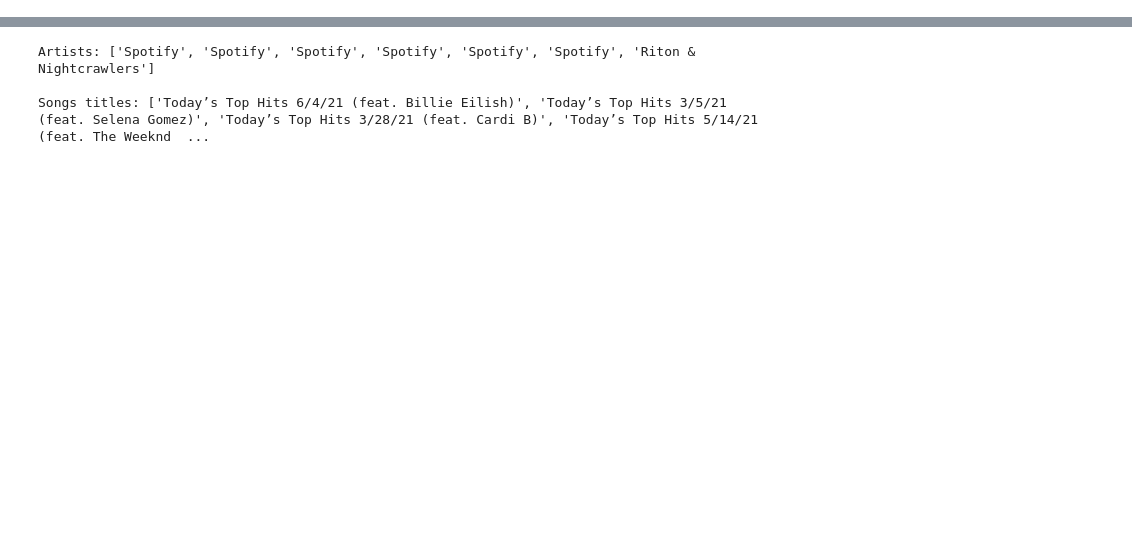
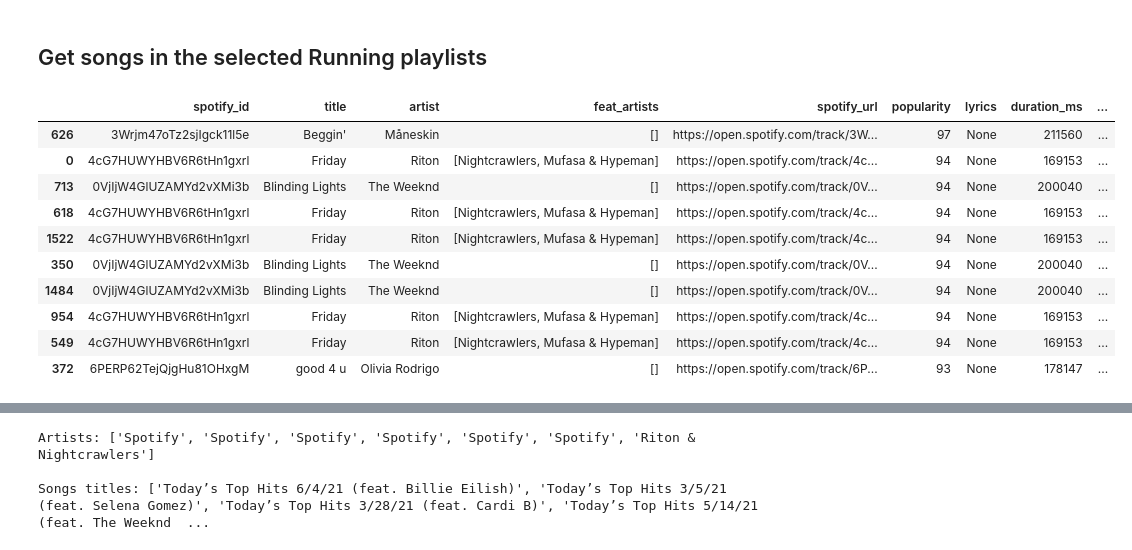
Before and after one commit to matteovadi/NRC_running_songs, a Jupyter notebook: running_songs.ipynb, the cells around one changed output, grey strips where cells are left out. Saved outputs shown, nothing was run; the diff lists cells and outputs as text; code cells hidden in the pictures; blank space fills up the shorter version.

```diff
--- a/running_songs.ipynb
+++ b/running_songs.ipynb
@@ -57,0 +117,2 @@ print(spotify_single_playlist.json())
+# %% [markdown]
+## Get songs in the selected Running playlists
@@ -57,0 +142,54 @@ print(spotify_single_playlist.json())
+# %%
+# Function definitions
+def remove_brackets(mystring):
+    ''' Remove brackets from the title, otherwise can not find lyrics from genius
+    '''
+    start = mystring.find("(")
+    end = mystring.find(")")
+    result = mystring
+
+    if start != -1 and end != -1:
+        result = mystring[0:start]
+    return result
+# %%
+# Store data of songs in a dataframe
+for spotify_id in df_playlists.playlist_id:
+    # API call for each different playlists
+    endpoint = f'https://api.spotify.com/v1/playlists/{spotify_id}/tracks'
+    spotify_tracks_playlist = requests.get(endpoint, headers=spotify_headers)
+    # Loop inside each playlist to get data
+    for iteration, song in enumerate(spotify_tracks_playlist.json()['items']):
+
+        # Get information fom the playlist api call
+        songs_dict['spotify_id'] = song['track']['id']
+        songs_dict['title'] = remove_brackets(song['track']['name'])
+        songs_dict['popularity'] = song['track']['popularity']
+        songs_dict['spotify_url'] = song['track']['external_urls']['spotify']
+        songs_dict['duration_ms'] = song['track']['duration_ms']
+
+        # Look if there are multiple artists
+        list_feat_artists = []
+
+        for i, artist in enumerate(song['track']['album']['artists']):
+            if i == 0:
+                songs_dict['artist'] = artist['name']
+            else:
+                list_feat_artists.append(artist['name'])
+
+        songs_dict['feat_artists'] = list_feat_artists
+
+        df_songs = df_songs.append(songs_dict, ignore_index=True)
+
+df_songs.sort_values(by='popularity', ascending=False).head(10)
+# %% [output]
+|  | spotify_id | title | artist | feat_artists | spotify_url | popularity | lyrics | duration_ms | ... |
+| 626 | 3Wrjm47oTz2sjIgck11l5e | Beggin' | Måneskin | [] | https://open.spotify.com/track/3W... | 97 | None | 211560 | ... |
+| 0 | 4cG7HUWYHBV6R6tHn1gxrl | Friday | Riton | [Nightcrawlers, Mufasa & Hypeman] | https://open.spotify.com/track/4c... | 94 | None | 169153 | ... |
+| 713 | 0VjIjW4GlUZAMYd2vXMi3b | Blinding Lights | The Weeknd | [] | https://open.spotify.com/track/0V... | 94 | None | 200040 | ... |
+| 618 | 4cG7HUWYHBV6R6tHn1gxrl | Friday | Riton | [Nightcrawlers, Mufasa & Hypeman] | https://open.spotify.com/track/4c... | 94 | None | 169153 | ... |
+| 1522 | 4cG7HUWYHBV6R6tHn1gxrl | Friday | Riton | [Nightcrawlers, Mufasa & Hypeman] | https://open.spotify.com/track/4c... | 94 | None | 169153 | ... |
+| 350 | 0VjIjW4GlUZAMYd2vXMi3b | Blinding Lights | The Weeknd | [] | https://open.spotify.com/track/0V... | 94 | None | 200040 | ... |
+| 1484 | 0VjIjW4GlUZAMYd2vXMi3b | Blinding Lights | The Weeknd | [] | https://open.spotify.com/track/0V... | 94 | None | 200040 | ... |
+| 954 | 4cG7HUWYHBV6R6tHn1gxrl | Friday | Riton | [Nightcrawlers, Mufasa & Hypeman] | https://open.spotify.com/track/4c... | 94 | None | 169153 | ... |
+| 549 | 4cG7HUWYHBV6R6tHn1gxrl | Friday | Riton | [Nightcrawlers, Mufasa & Hypeman] | https://open.spotify.com/track/4c... | 94 | None | 169153 | ... |
+| 372 | 6PERP62TejQjgHu81OHxgM | good 4 u | Olivia Rodrigo | [] | https://open.spotify.com/track/6P... | 93 | None | 178147 | ... |
```
Also changed, not shown: parts of 17 cells of this notebook.
